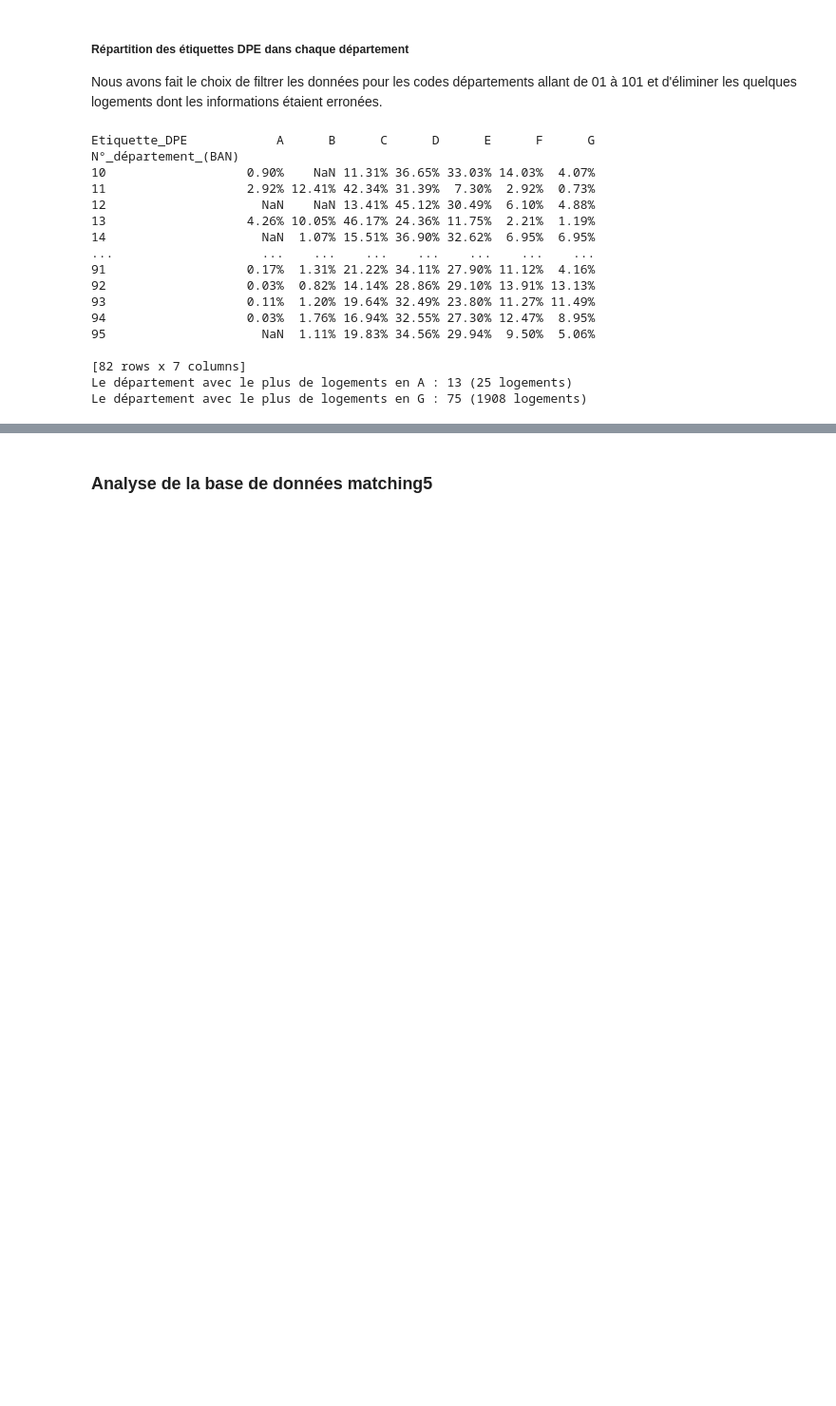
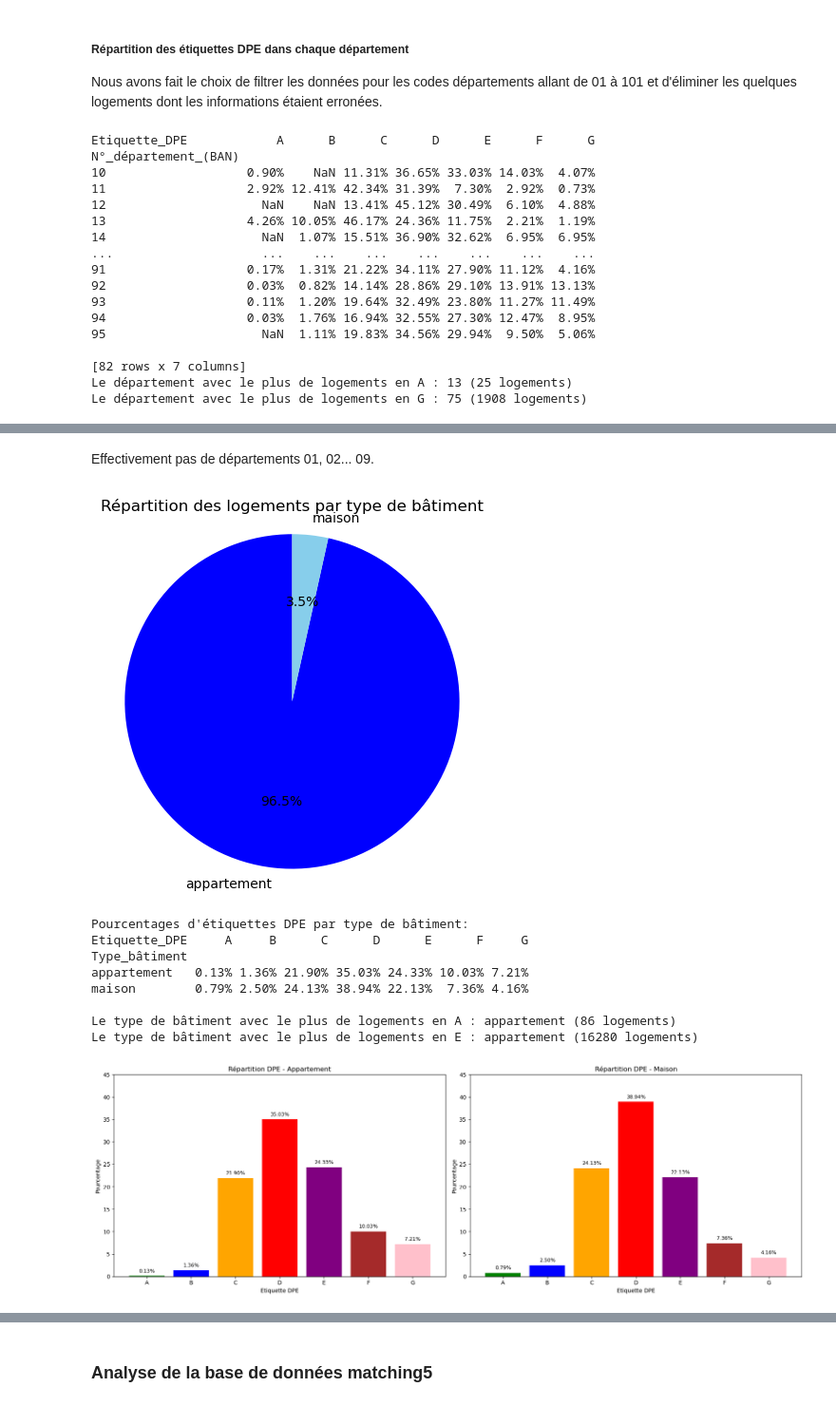
Before and after one commit to isaurepillet/STATAPP, a Jupyter notebook: amrei2.ipynb, the cells around one changed output, grey strips where cells are left out. Shown at 95% size. Drawn from its saved outputs; the diff is of its cells as text; code cells hidden in the pictures; blank space fills up the shorter version.

```diff
--- a/amrei2.ipynb
+++ b/amrei2.ipynb
@@ -125,0 +149,59 @@ IL semble qu'on ait perdu les 9 premiers départements (Ain, Aisne, Allier, )
+# %% [markdown]
+Effectivement pas de départements 01, 02... 09.
+# %%
+repartition_batiment = matching3['Type_bâtiment'].value_counts()
+
+# Camembert
+plt.figure(figsize=(5, 5))
+plt.pie(repartition_batiment, labels=repartition_batiment.index, autopct='%1.1f%%', startangle=90, colors=['blue', 'skyblue', 'darkblue'])
+plt.title("Répartition des logements par type de bâtiment")
+plt.axis('equal')
+plt.show()
+
+# Filtrer les données par 'Type_batiment' et 'Etiquette_DPE'
+resultat_batiment = matching3.groupby(['Type_bâtiment', 'Etiquette_DPE']).size().unstack(fill_value=0)
+resultat_batiment_percentage = (resultat_batiment.T / resultat_batiment.sum(axis=1)).T * 100
+print("Pourcentages d'étiquettes DPE par type de bâtiment:")
+print(resultat_batiment_percentage)
+
+# Bâtiment avec le plus de logements en A et en E
+logements_A_batiment = matching3[matching3["Etiquette_DPE"] == "A"]
+logements_A_batiment_count = logements_A_batiment.groupby("Type_bâtiment").size()
+logements_E_batiment = matching3[matching3["Etiquette_DPE"] == "E"]
+logements_E_batiment_count = logements_E_batiment.groupby("Type_bâtiment").size()
+type_batiment_max_A = logements_A_batiment_count.idxmax()
+type_batiment_max_E = logements_E_batiment_count.idxmax()
+print(f"\nLe type de bâtiment avec le plus de logements en A : {type_batiment_max_A} ({logements_A_batiment_count.max()} logements)")
+print(f"Le type de bâtiment avec le plus de logements en E : {type_batiment_max_E} ({logements_E_batiment_count.max()} logements)")
+
+# Histogrammes pour chaque type de bâtiment
+types_batiment = ['appartement', 'maison']
+fig, axes = plt.subplots(nrows=1, ncols=2, figsize=(18, 6))
+for i, batiment in enumerate(types_batiment):
+    data = resultat_batiment_percentage.loc[batiment]
+    bars = axes[i].bar(data.index, data.values, color=['green', 'blue', 'orange', 'red', 'purple', 'brown', 'pink'])
+
+    axes[i].set_title(f"Répartition DPE - {batiment.capitalize()}")
+    axes[i].set_xlabel("Etiquette DPE")
+    axes[i].set_ylabel("Pourcentage")
+    axes[i].set_ylim(0, 45)
+    axes[i].tick_params(axis='x', rotation=0)
+
+    # Affichage des valeurs au-dessus de chaque barre
+    for bar in bars:
+        height = bar.get_height()
+        axes[i].text(bar.get_x() + bar.get_width() / 2, height + 0.5, f"{height:.2f}%",
+                     ha='center', va='bottom', fontsize=9)
+plt.tight_layout()
+plt.show()
+# %% [output]
+[figure, added]
+Pourcentages d'étiquettes DPE par type de bâtiment:
+Etiquette_DPE     A     B      C      D      E      F     G
+Type_bâtiment
+appartement   0.13% 1.36% 21.90% 35.03% 24.33% 10.03% 7.21%
+maison        0.79% 2.50% 24.13% 38.94% 22.13%  7.36% 4.16%
+
+Le type de bâtiment avec le plus de logements en A : appartement (86 logements)
+Le type de bâtiment avec le plus de logements en E : appartement (16280 logements)
+[figure, added]
```
Also changed, not shown: parts of 5 cells of this notebook, 2 other files.
